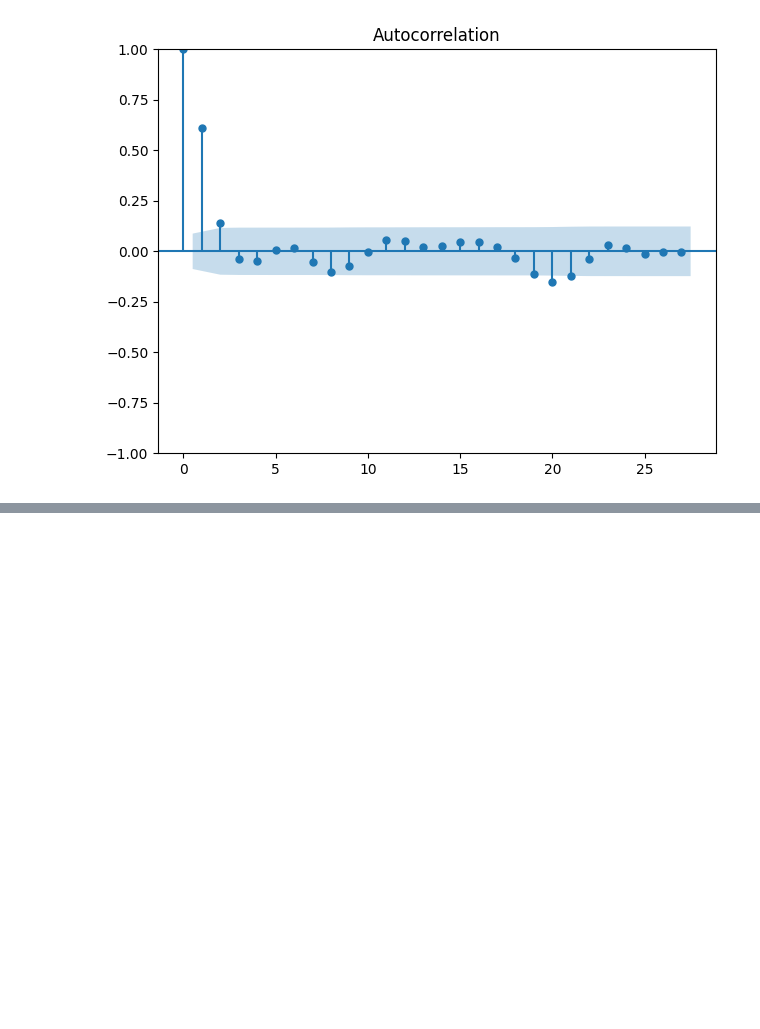
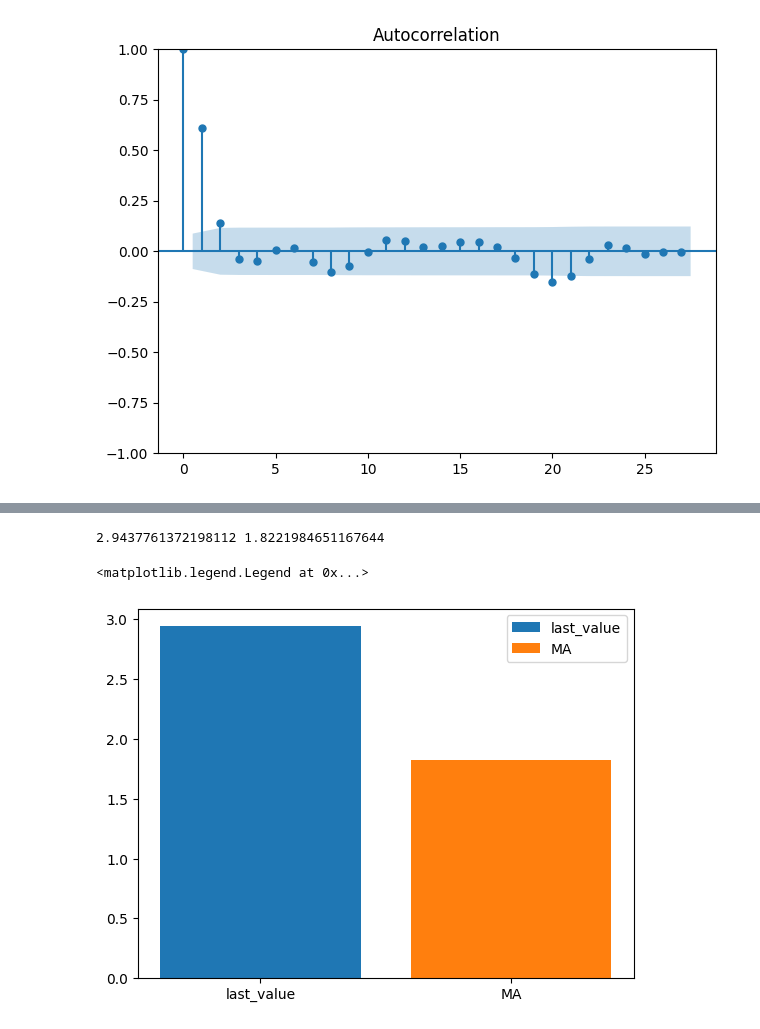
Before and after one commit to lewinskie254/timeseries-youtube, a Jupyter notebook: Lecture_3_Timeseries_Analysis_MovingAverage.ipynb, the cells around one changed output, grey strips where cells are left out. Saved outputs shown, nothing was run; the diff lists cells and outputs as text; code cells hidden in the pictures; blank space fills up the shorter version.

```diff
--- a/Lecture_3_Timeseries_Analysis_MovingAverage.ipynb
+++ b/Lecture_3_Timeseries_Analysis_MovingAverage.ipynb
@@ -58,0 +108,6 @@ plt.tight_layout()
+# %%
+#Take 80% of the data as the train data and 20% as the test data
+
+train = df_diff[:int(len(df_diff)* 0.8)]
+test = df_diff[int(len(df_diff)* 0.8):]
+len(train), len(test)
@@ -58,0 +116,17 @@ plt.tight_layout()
+# %%
+
+#lets make a copy of the test data to evaluate how well our model is doing
+pred_df = test.copy()
+
+#set the details for the model, we will make predictions in batches of 2 (window)
+TRAIN_LEN = len(train)
+HORIZON = len(test)
+WINDOW = 2
+Q = 2 #MA(q), where our Q from the ACF plot is 2
+
+pred_last_value = rolling_forecast(df_diff, TRAIN_LEN, HORIZON, WINDOW,'last', Q)
+pred_MA = rolling_forecast(df_diff, TRAIN_LEN, HORIZON, WINDOW, 'MA', Q)
+# %%
+pred_df['pred_last_value'] = pred_last_value
+pred_df['pred_MA'] = pred_MA
+pred_df.head()
@@ -58,0 +140,17 @@ plt.tight_layout()
+# %%
+from sklearn.metrics import mean_squared_error
+
+mse_last = mean_squared_error(pred_df['widget_sales'],pred_df['pred_last_value'])
+mse_MA = mean_squared_error(pred_df['widget_sales'],pred_df['pred_MA'])
+print(mse_last, mse_MA)
+# %% [output]
+2.9437761372198112 1.8221984651167644
+# %%
+#plot the metrics
+
+plt.bar('last_value', mse_last, label='last_value')
+plt.bar('MA', mse_MA, label='MA')
+plt.legend()
+# %% [output]
+<matplotlib.legend.Legend at 0x...>
+[figure, added]
```
Also changed, not shown: parts of 5 cells of this notebook.
